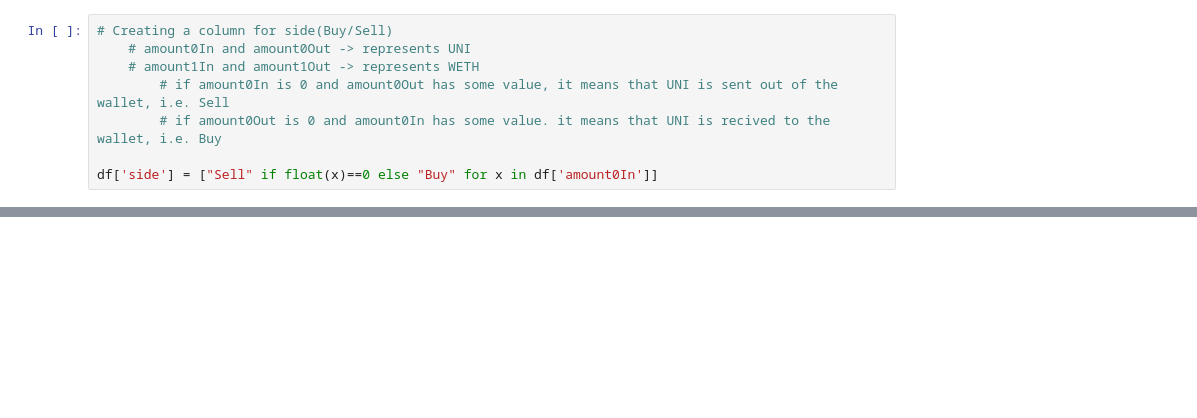
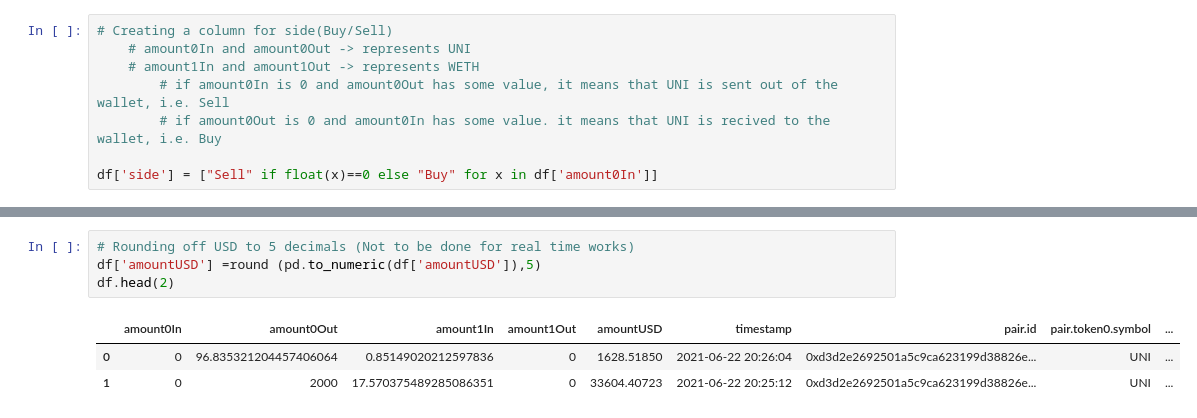
Before and after one commit to Sudhakar18/Quantitative-Analysis, a Jupyter notebook: Quantitative_Analysis.ipynb, the cells around one changed output, grey strips where cells are left out. Cells and saved outputs as stored; diff of their text form; blank space fills up the shorter version.

```diff
--- a/Quantitative_Analysis.ipynb
+++ b/Quantitative_Analysis.ipynb
@@ -136,3 +136,11 @@ df.head(2)
+# %%
+# Rounding off USD to 5 decimals (Not to be done for real time works)
+df['amountUSD'] =round (pd.to_numeric(df['amountUSD']),5)
+df.head(2)
+# %% [output]
+|  | amount0In | amount0Out | amount1In | amount1Out | amountUSD | timestamp | pair.id | pair.token0.symbol | ... |
+| 0 | 0 | 96.835321204457406064 | 0.85149020212597836 | 0 | 1628.51850 | 2021-06-22 20:26:04 | 0xd3d2e2692501a5c9ca623199d38826e... | UNI | ... |
+| 1 | 0 | 2000 | 17.570375489285086351 | 0 | 33604.40723 | 2021-06-22 20:25:12 | 0xd3d2e2692501a5c9ca623199d38826e... | UNI | ... |
 # %%
 # Removing excess columns
 df.drop(['amount0In','amount0Out','amount1In','amount1Out','pair.token0.symbol','pair.token1.symbol','pair.token1.totalLiquidity','pair.token0.totalLiquidity'],axis=1,inplace=True)
```
Also changed, not shown: parts of 9 cells of this notebook.
